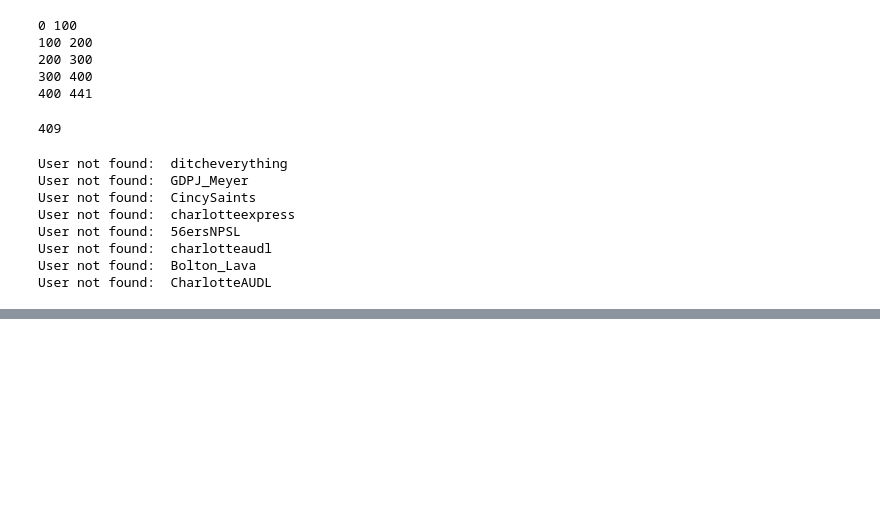
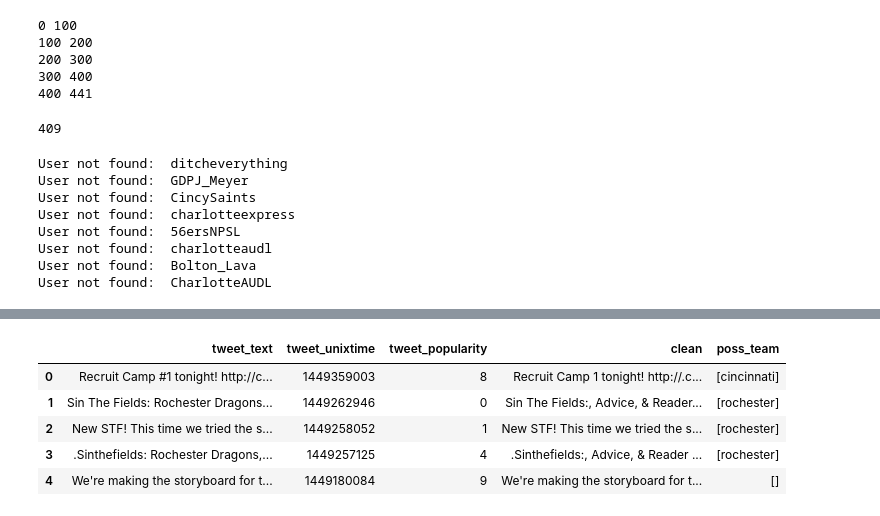
Before and after one commit to karinehsu/cs109-final-project, a Jupyter notebook: twitter_scrape.ipynb, the cells around one changed output, grey strips where cells are left out. Cells and saved outputs as stored; diff of their text form; code cells hidden in the pictures; blank space fills up the shorter version.

Commit message:
two name match

```diff
--- a/twitter_scrape.ipynb
+++ b/twitter_scrape.ipynb
@@ -40,0 +61,3 @@ tagger.get_entities("University of California is located near the house of jspar
+# %%
+for k,v in team_dict.iteritems():
+    print k,v
@@ -248,0 +295,6 @@ writer.save()
+# %%
+df = pd.read_excel('audl_df.xlsx')
+username_dict = {}
+reader = csv.reader(open("username_dict.csv"))
+for row in reader:
+    username_dict[row[0]]=row[1:]
@@ -249 +308,27 @@ writer.save()
+# %%
+not_names = ['audl','ultiworld','mlu','sotg']
+def clean_tweets_2(t):
+    potential_teams = []
+    pat = ('|'.join(not_names))
+    t = re.sub('(?i)'+pat,'',t)
+    t = re.sub('#','',t)
+    for k,v in team_dict.iteritems():
+        if k in t.lower() or v[0] in t.lower() or (' ' + v[1] + ' ') in t.lower():
+            pat = '|'.join([k,v[0],(' ' + v[1] + ' ')])
+            t = re.sub('(?i)' + pat,'',t)
+            potential_teams.append(k)
+    return (potential_teams,t)
+# %%
+res_clean = df['tweet_text'].apply(clean_tweets_2)
+df['clean'] = [twt for (team,twt) in res_clean]
+df['poss_team'] = [team for (team,twt) in res_clean]
+# %%
+df.head()
+# %% [output]
+|  | tweet_text | tweet_unixtime | tweet_popularity | clean | poss_team |
+| 0 | Recruit Camp #1 tonight! http://c... | 1449359003 | 8 | Recruit Camp 1 tonight! http://.c... | [cincinnati] |
+| 1 | Sin The Fields: Rochester Dragons... | 1449262946 | 0 | Sin The Fields:, Advice, & Reader... | [rochester] |
+| 2 | New STF! This time we tried the s... | 1449258052 | 1 | New STF! This time we tried the s... | [rochester] |
+| 3 | .Sinthefields: Rochester Dragons,... | 1449257125 | 4 | .Sinthefields:, Advice, & Reader ... | [rochester] |
+| 4 | We're making the storyboard for t... | 1449180084 | 9 | We're making the storyboard for t... | [] |
 # %%
```
Also changed, not shown: parts of 33 cells of this notebook.
